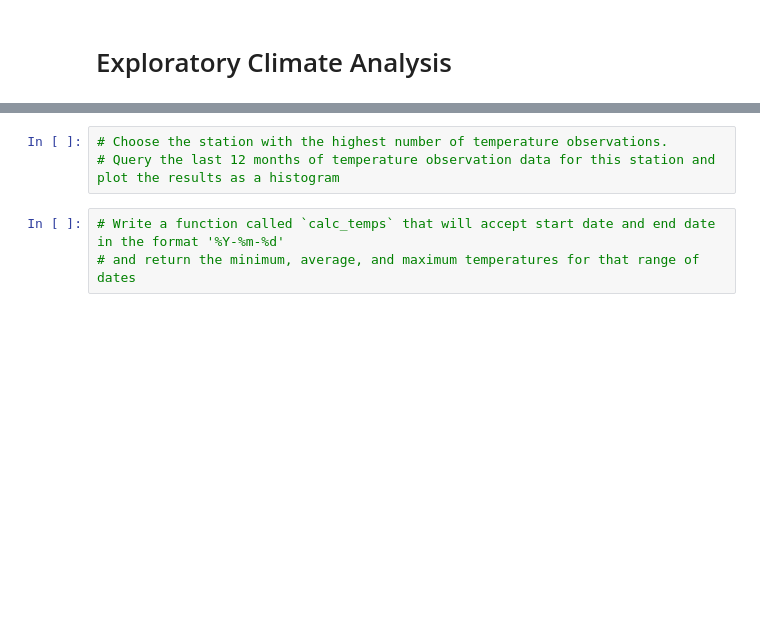
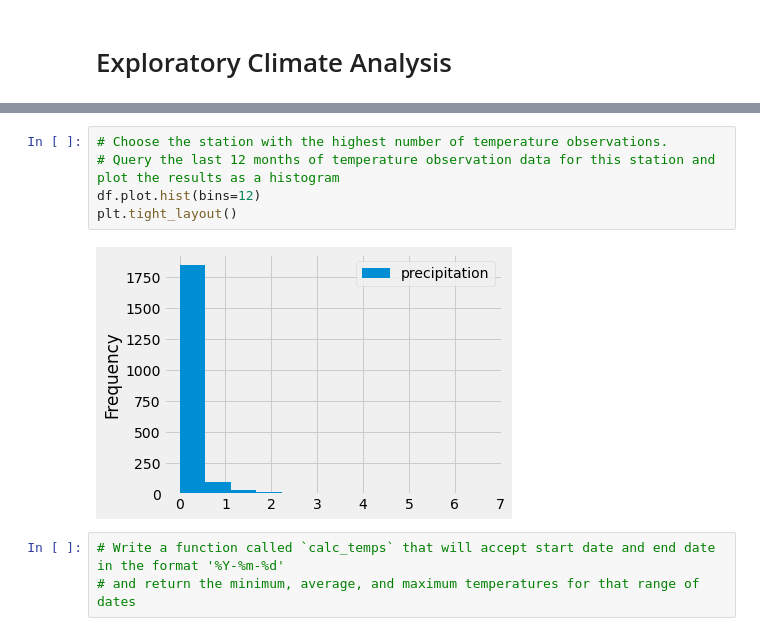
Before and after one commit to WalterMarikwa/surfs_up, a Jupyter notebook: climate_analysis.ipynb, the cells around one changed output, grey strips where cells are left out. Cells and saved outputs as stored; diff of their text form; blank space fills up the shorter version.

```diff
--- a/climate_analysis.ipynb
+++ b/climate_analysis.ipynb
@@ -63,6 +119,10 @@ session = Session(engine)
 # %%
 # Choose the station with the highest number of temperature observations.
 # Query the last 12 months of temperature observation data for this station and plot the results as a histogram
+df.plot.hist(bins=12)
+plt.tight_layout()
+# %% [output]
+[figure, added]
 # %%
 # Write a function called `calc_temps` that will accept start date and end date in the format '%Y-%m-%d'
 # and return the minimum, average, and maximum temperatures for that range of dates
```
Also changed, not shown: parts of 7 cells of this notebook.
